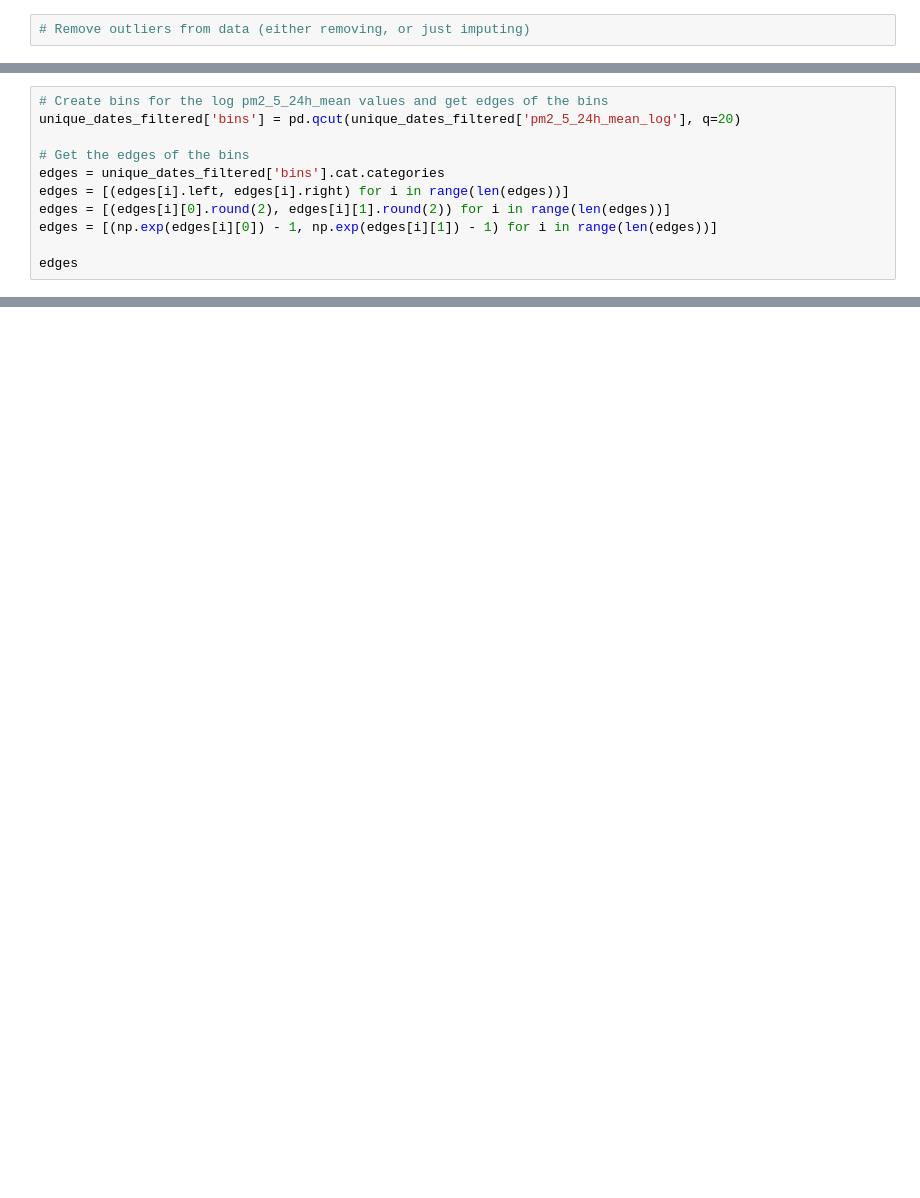
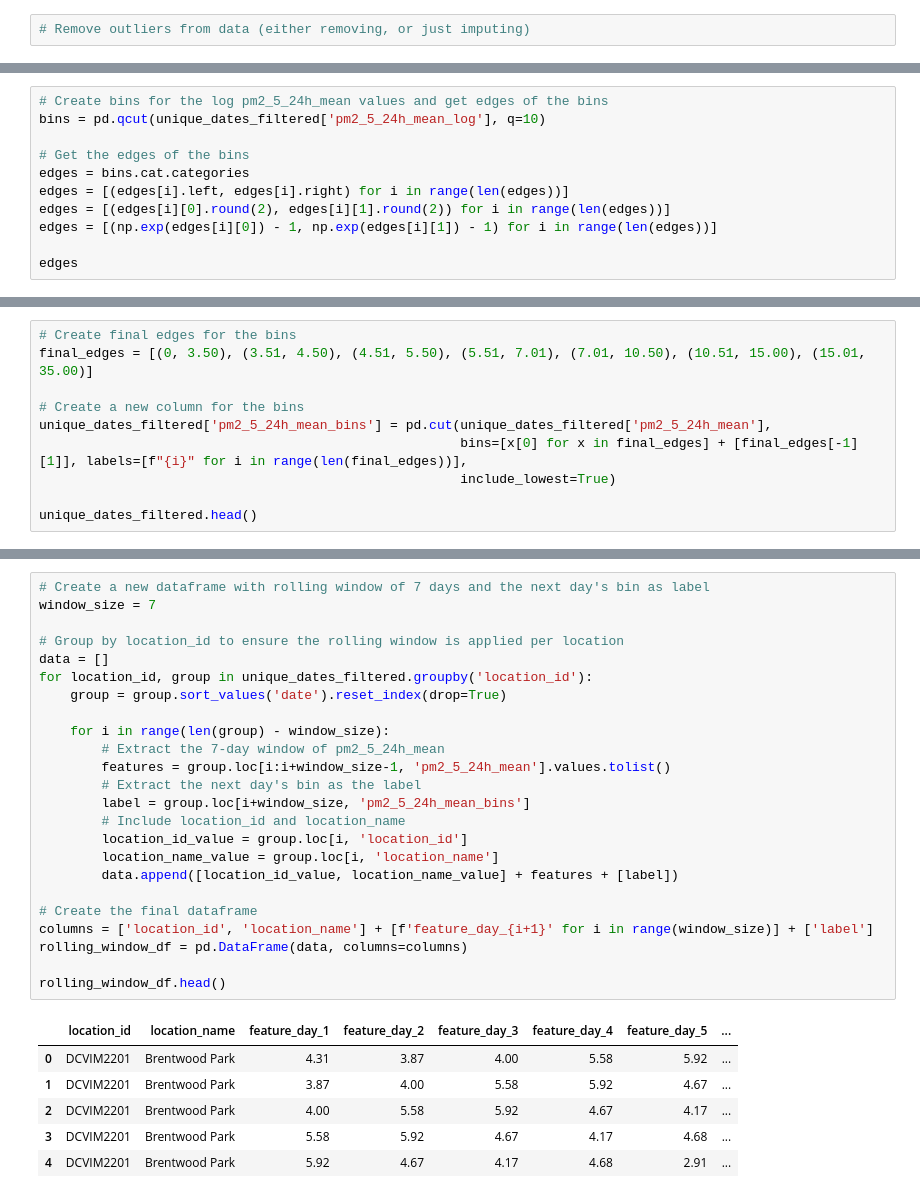
Before and after one commit to macks26/rise-south-city-dashboard, a Jupyter notebook: code/predictability.ipynb, the cells around one changed output, grey strips where cells are left out. Drawn from its saved outputs; the diff is of its cells as text; blank space fills up the shorter version.

```diff
--- a/code/predictability.ipynb
+++ b/code/predictability.ipynb
@@ -438,10 +420,10 @@ Try using .loc[row_indexer,col_indexer] = value instead
 See the caveats in the documentation: https://pandas.pydata.org/pandas-docs/stable/user_guide/indexing.html#returning-a-view-versus-a-copy
 # %%
 # Create bins for the log pm2_5_24h_mean values and get edges of the bins
-unique_dates_filtered['bins'] = pd.qcut(unique_dates_filtered['pm2_5_24h_mean_log'], q=20)
+bins = pd.qcut(unique_dates_filtered['pm2_5_24h_mean_log'], q=10)
 
 # Get the edges of the bins
-edges = unique_dates_filtered['bins'].cat.categories
+edges = bins.cat.categories
 edges = [(edges[i].left, edges[i].right) for i in range(len(edges))]
 edges = [(edges[i][0].round(2), edges[i][1].round(2)) for i in range(len(edges))]
 edges = [(np.exp(edges[i][0]) - 1, np.exp(edges[i][1]) - 1) for i in range(len(edges))]
@@ -649,0 +443,10 @@ Epoch 20/20, Loss: 1760.8221
+# %%
+# Create final edges for the bins
+final_edges = [(0, 3.50), (3.51, 4.50), (4.51, 5.50), (5.51, 7.01), (7.01, 10.50), (10.51, 15.00), (15.01, 35.00)]
+
+# Create a new column for the bins
+unique_dates_filtered['pm2_5_24h_mean_bins'] = pd.cut(unique_dates_filtered['pm2_5_24h_mean'],
+                                                      bins=[x[0] for x in final_edges] + [final_edges[-1][1]], labels=[f"{i}" for i in range(len(final_edges))],
+                                                      include_lowest=True)
+
+unique_dates_filtered.head()
@@ -649,0 +477,31 @@ Epoch 20/20, Loss: 1760.8221
+# %%
+# Create a new dataframe with rolling window of 7 days and the next day's bin as label
+window_size = 7
+
+# Group by location_id to ensure the rolling window is applied per location
+data = []
+for location_id, group in unique_dates_filtered.groupby('location_id'):
+    group = group.sort_values('date').reset_index(drop=True)
+
+    for i in range(len(group) - window_size):
+        # Extract the 7-day window of pm2_5_24h_mean
+        features = group.loc[i:i+window_size-1, 'pm2_5_24h_mean'].values.tolist()
+        # Extract the next day's bin as the label
+        label = group.loc[i+window_size, 'pm2_5_24h_mean_bins']
+        # Include location_id and location_name
+        location_id_value = group.loc[i, 'location_id']
+        location_name_value = group.loc[i, 'location_name']
+        data.append([location_id_value, location_name_value] + features + [label])
+
+# Create the final dataframe
+columns = ['location_id', 'location_name'] + [f'feature_day_{i+1}' for i in range(window_size)] + ['label']
+rolling_window_df = pd.DataFrame(data, columns=columns)
+
+rolling_window_df.head()
+# %% [output]
+|  | location_id | location_name | feature_day_1 | feature_day_2 | feature_day_3 | feature_day_4 | feature_day_5 | ... |
+| 0 | DCVIM2201 | Brentwood Park | 4.31 | 3.87 | 4.00 | 5.58 | 5.92 | ... |
+| 1 | DCVIM2201 | Brentwood Park | 3.87 | 4.00 | 5.58 | 5.92 | 4.67 | ... |
+| 2 | DCVIM2201 | Brentwood Park | 4.00 | 5.58 | 5.92 | 4.67 | 4.17 | ... |
+| 3 | DCVIM2201 | Brentwood Park | 5.58 | 5.92 | 4.67 | 4.17 | 4.68 | ... |
+| 4 | DCVIM2201 | Brentwood Park | 5.92 | 4.67 | 4.17 | 4.68 | 2.91 | ... |
```
Also changed, not shown: parts of 35 cells of this notebook, 2 other files.
